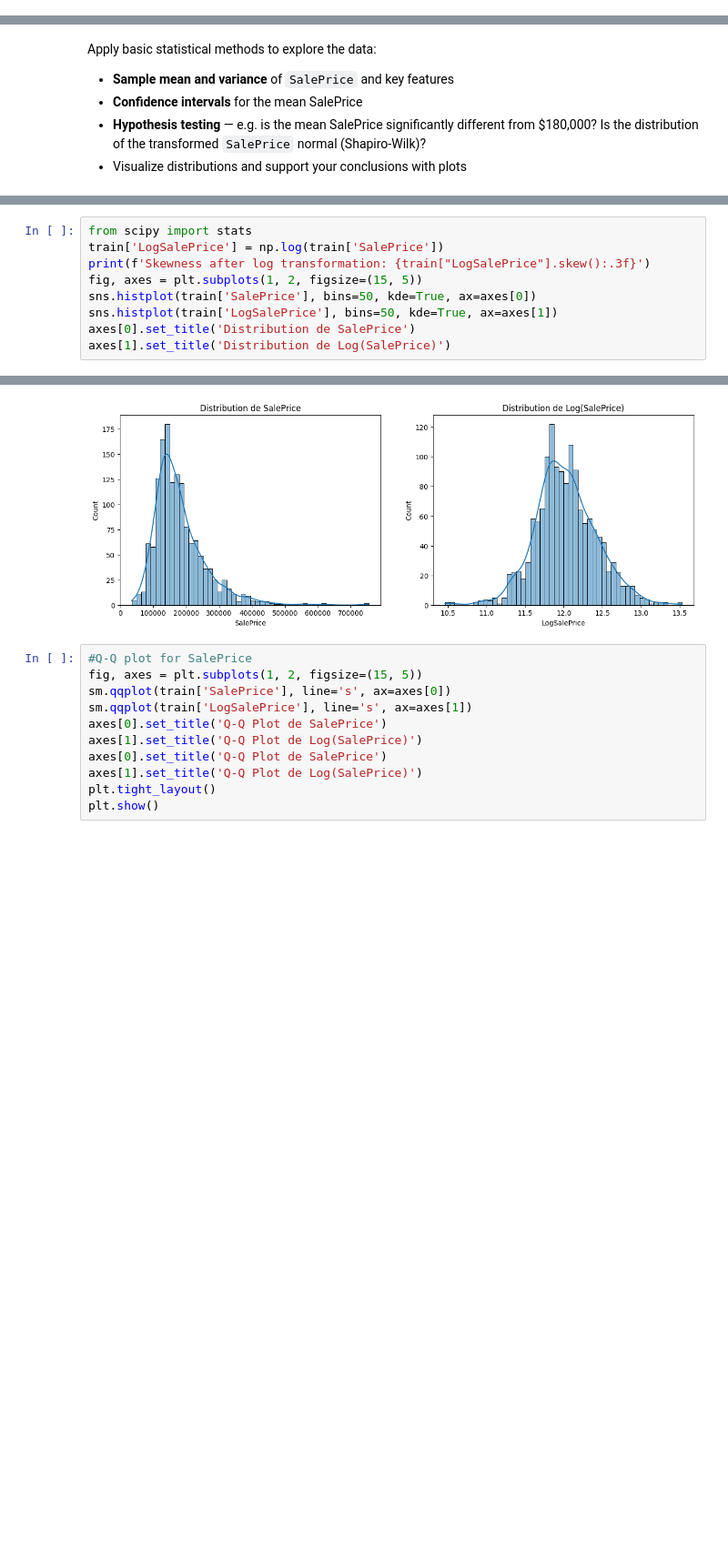
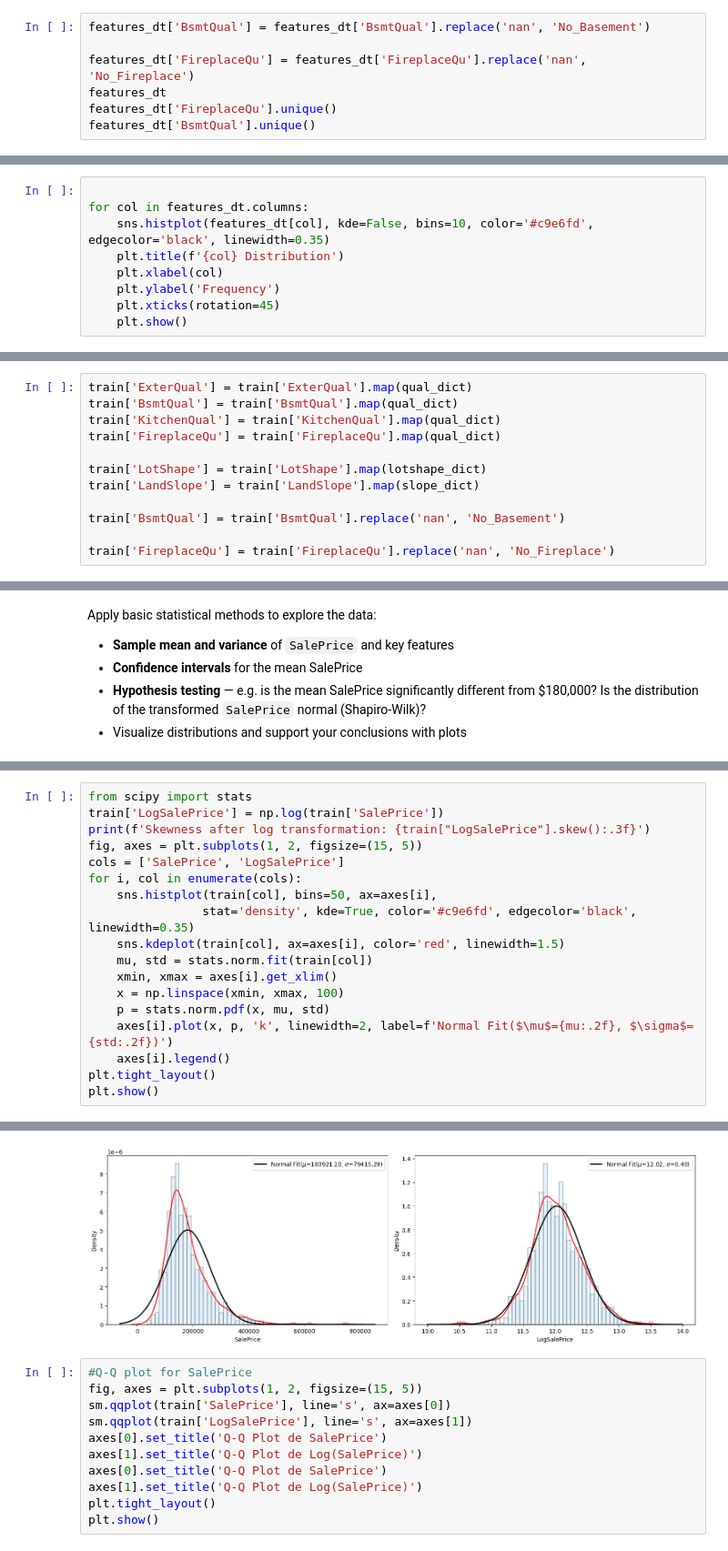
Before and after one commit to Kirill-101/CStat2026_project, a Jupyter notebook: project_STUDENTID.ipynb, the cells around one changed output, grey strips where cells are left out. Shown at 91% size. Saved outputs shown, nothing was run; the diff lists cells and outputs as text; blank space fills up the shorter version.

```diff
--- a/project_STUDENTID.ipynb
+++ b/project_STUDENTID.ipynb
@@ -45,0 +111,7 @@ Test set: 1459 rows, 80 columns
+# %%
+features_dt['BsmtQual'] = features_dt['BsmtQual'].replace('nan', 'No_Basement')
+
+features_dt['FireplaceQu'] = features_dt['FireplaceQu'].replace('nan', 'No_Fireplace')
+features_dt
+features_dt['FireplaceQu'].unique()
+features_dt['BsmtQual'].unique()
@@ -45,0 +153,9 @@ Test set: 1459 rows, 80 columns
+# %%
+
+for col in features_dt.columns:
+    sns.histplot(features_dt[col], kde=False, bins=10, color='#c9e6fd', edgecolor='black', linewidth=0.35)
+    plt.title(f'{col} Distribution')
+    plt.xlabel(col)
+    plt.ylabel('Frequency')
+    plt.xticks(rotation=45)
+    plt.show()
@@ -45,0 +175,12 @@ Test set: 1459 rows, 80 columns
+# %%
+train['ExterQual'] = train['ExterQual'].map(qual_dict)
+train['BsmtQual'] = train['BsmtQual'].map(qual_dict)
+train['KitchenQual'] = train['KitchenQual'].map(qual_dict)
+train['FireplaceQu'] = train['FireplaceQu'].map(qual_dict)
+
+train['LotShape'] = train['LotShape'].map(lotshape_dict)
+train['LandSlope'] = train['LandSlope'].map(slope_dict)
+
+train['BsmtQual'] = train['BsmtQual'].replace('nan', 'No_Basement')
+
+train['FireplaceQu'] = train['FireplaceQu'].replace('nan', 'No_Fireplace')
@@ -86,9 +371,18 @@ from scipy import stats
 train['LogSalePrice'] = np.log(train['SalePrice'])
 print(f'Skewness after log transformation: {train["LogSalePrice"].skew():.3f}')
 fig, axes = plt.subplots(1, 2, figsize=(15, 5))
-sns.histplot(train['SalePrice'], bins=50, kde=True, ax=axes[0])
-sns.histplot(train['LogSalePrice'], bins=50, kde=True, ax=axes[1])
-axes[0].set_title('Distribution de SalePrice')
-axes[1].set_title('Distribution de Log(SalePrice)')
+cols = ['SalePrice', 'LogSalePrice']
+for i, col in enumerate(cols):
+    sns.histplot(train[col], bins=50, ax=axes[i],
+                stat='density', kde=True, color='#c9e6fd', edgecolor='black', linewidth=0.35)
+    sns.kdeplot(train[col], ax=axes[i], color='red', linewidth=1.5)
+    mu, std = stats.norm.fit(train[col])
+    xmin, xmax = axes[i].get_xlim()
+    x = np.linspace(xmin, xmax, 100)
+    p = stats.norm.pdf(x, mu, std)
+    axes[i].plot(x, p, 'k', linewidth=2, label=f'Normal Fit($\mu$={mu:.2f}, $\sigma$={std:.2f})')
+    axes[i].legend()
+plt.tight_layout()
+plt.show()
 # %% [output]
 Skewness after log transformation: 0.121
@@ -96,4 +389,4 @@ Text(0.5, 1.0, 'Distribution de Log(SalePrice)')
-[figure, old version]
+[figure, new version]
 # %%
 #Q-Q plot for SalePrice
 fig, axes = plt.subplots(1, 2, figsize=(15, 5))
```
Also changed, not shown: parts of 34 cells of this notebook, 1 other file.
